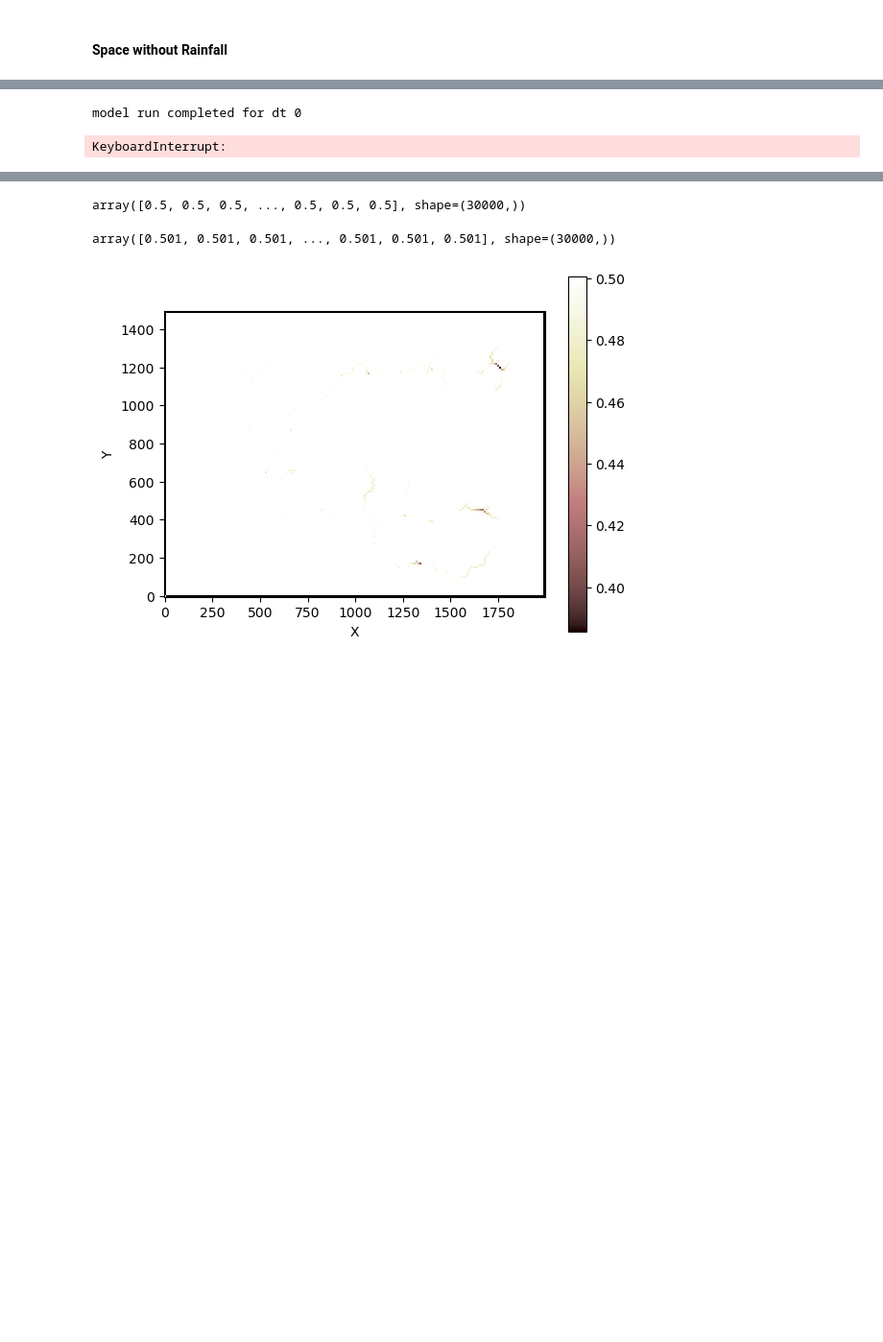
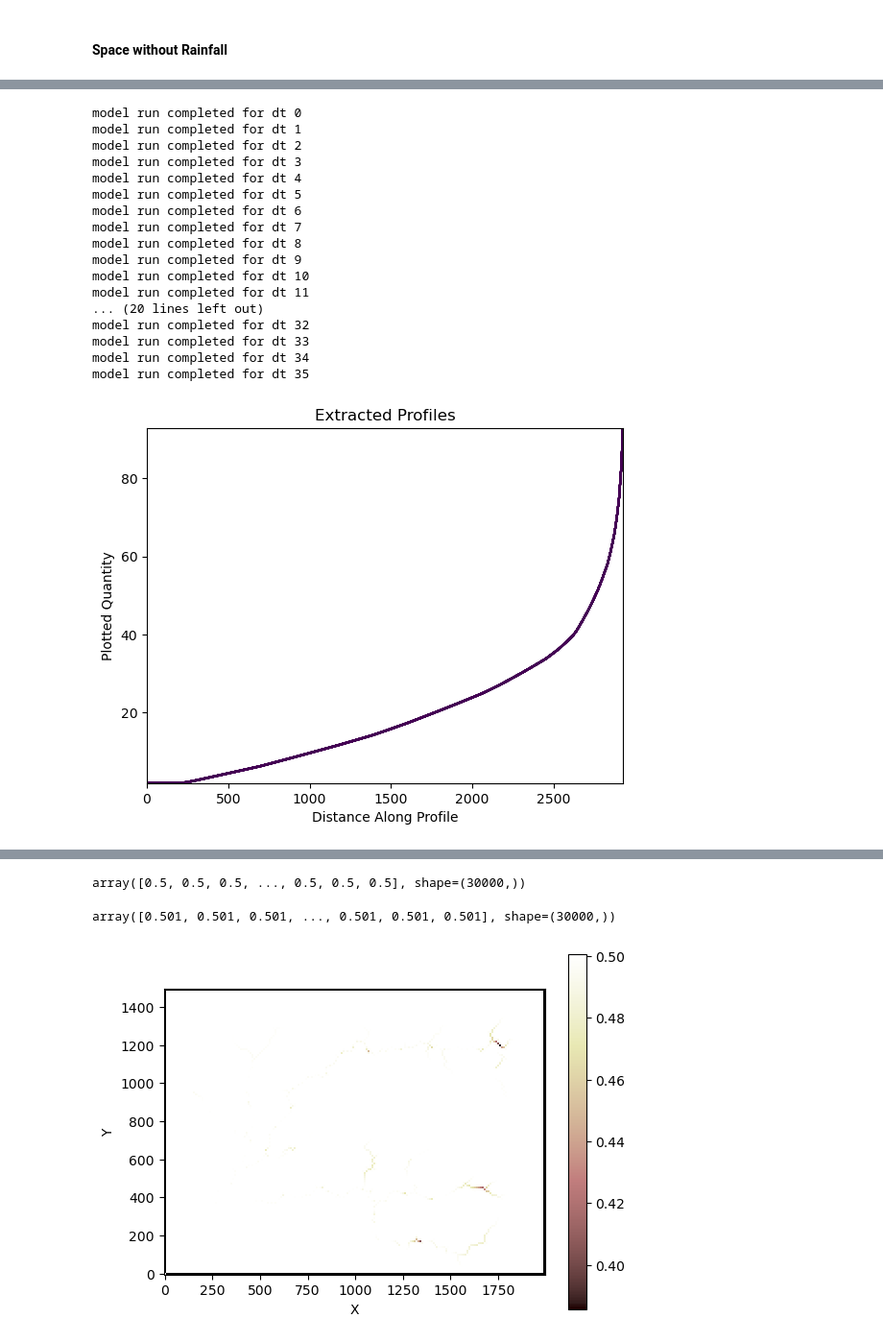
Before and after one commit to csdms-espin/ESPIn_2026_sed_flow, a Jupyter notebook: 00_Grid.ipynb, the cells around one changed output, grey strips where cells are left out. Shown at 96% size. Saved outputs shown, nothing was run; the diff lists cells and outputs as text; code cells hidden in the pictures; blank space fills up the shorter version.

```diff
--- a/00_Grid.ipynb
+++ b/00_Grid.ipynb
@@ -220,0 +266,6 @@ ha = Space(
+# %%
+lpn = np.zeros([36, 234])
+# %%
+lpd = np.zeros([36, 234])
+# %%
+lpe = np.zeros([36, 234])
@@ -221,15 +282,35 @@ ha = Space(
 # %%
 ### This one takes 10 mins to run
 
 fsc_dt = 100.0
 space_dt = 1.0
 df = DepressionFinderAndRouter(mg)
-for _ in range(366):  # Space component loop
+for i in range(36):  # Space component loop
     fr.run_one_step()
     df.map_depressions()
     ha.run_one_step(dt=space_dt)
+    profiler.plot_profiles()
+    lpn[i,:] = list(profiler.data_structure[0].values())[0]['ids']
+    lpd[i,:] = list(profiler.data_structure[0].values())[0]['distances']
+    lpe[i,:] = mg.at_node["topographic__elevation"][lpn[i].astype(int)]
     # mg.at_node["bedrock__elevation"][0] -= 2e-6 * space_dt
-    print(f"model run completed for dt {_}")
+    print(f"model run completed for dt {i}")
 # %% [output]
 model run completed for dt 0
+model run completed for dt 1
+model run completed for dt 2
+model run completed for dt 3
+model run completed for dt 4
+model run completed for dt 5
+model run completed for dt 6
+model run completed for dt 7
+model run completed for dt 8
+model run completed for dt 9
+model run completed for dt 10
+model run completed for dt 11
+... (20 lines left out)
+model run completed for dt 32
+model run completed for dt 33
+model run completed for dt 34
+model run completed for dt 35
-KeyboardInterrupt:
+[figure, added]
```
Also changed, not shown: parts of 13 cells of this notebook.
